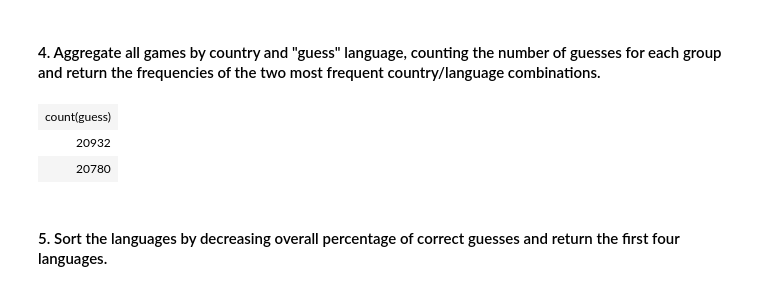
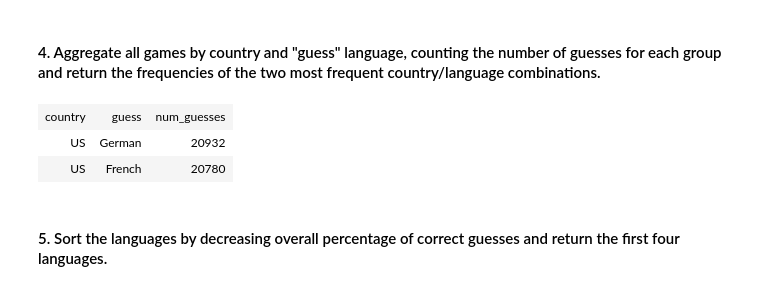
Before and after one commit to RumbleDB/bigdata-exercises, a Jupyter notebook: Big_Data/exercise09/Exercise09_DF_SparkSQL_Solution.ipynb, the cells around one changed output. Saved outputs shown, nothing was run; the diff lists cells and outputs as text; code cells hidden in the pictures.

```diff
--- a/Big_Data/exercise09/Exercise09_DF_SparkSQL_Solution.ipynb
+++ b/Big_Data/exercise09/Exercise09_DF_SparkSQL_Solution.ipynb
@@ -17,11 +17,11 @@ Spark Dataframes allow the user to perform simple and efficient operations on da
 # %% [markdown]
 ### 1.1. Data preprocessing
 # %%
-import json
 from pyspark.sql import SparkSession
-from pyspark import SparkConf
 
-spark = SparkSession.builder.master('local').getOrCreate()
+spark = SparkSession.builder.master('local[*]').getOrCreate()
+print("Spark Version", spark.version)
+
 sc = spark.sparkContext
 
 path = "orders.jsonl"
@@ -544,14 +785,15 @@ LIMIT 3
 #### 4. Aggregate all games by country and "guess" language, counting the number of guesses for each group and return the frequencies of the two most frequent country/language combinations.
 # %%
 %%sparksql
-SELECT count(guess)
+-- Solution
+SELECT country, guess, count(guess) as num_guesses
 FROM dataset
 GROUP BY country, guess
-ORDER BY count(guess) desc
+ORDER BY num_guesses desc
 LIMIT 2
 # %% [output]
-| count(guess) |
-| 20932 |
-| 20780 |
+| country | guess | num_guesses |
+| US | German | 20932 |
+| US | French | 20780 |
 # %% [markdown]
 #### 5. Sort the languages by decreasing overall percentage of correct guesses and return the first four languages.
```
Also changed, not shown: parts of 82 cells of this notebook, 5 other files.
